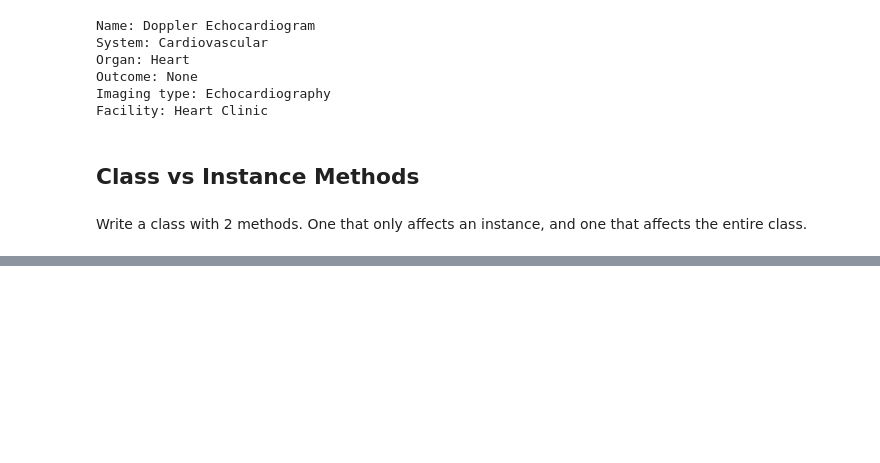
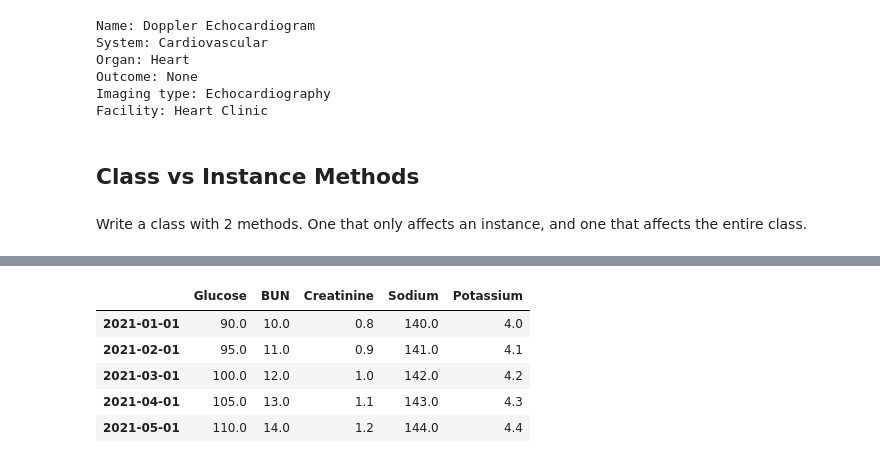
Before and after one commit to jordanriver/new_DS, a Jupyter notebook: Advanced_Python/Final Python - Basic + OOP.ipynb, the cells around one changed output, grey strips where cells are left out. Cells and saved outputs as stored; diff of their text form; code cells hidden in the pictures; blank space fills up the shorter version.

```diff
--- a/Advanced_Python/Final Python - Basic + OOP.ipynb
+++ b/Advanced_Python/Final Python - Basic + OOP.ipynb
@@ -169,0 +269,10 @@ Write a class with 2 methods. One that only affects an instance, and one that af
+# %%
+# Show the results without specifying how many lines
+cmp_results.show_results()
+# %% [output]
+|  | Glucose | BUN | Creatinine | Sodium | Potassium |
+| 2021-01-01 | 90.0 | 10.0 | 0.8 | 140.0 | 4.0 |
+| 2021-02-01 | 95.0 | 11.0 | 0.9 | 141.0 | 4.1 |
+| 2021-03-01 | 100.0 | 12.0 | 1.0 | 142.0 | 4.2 |
+| 2021-04-01 | 105.0 | 13.0 | 1.1 | 143.0 | 4.3 |
+| 2021-05-01 | 110.0 | 14.0 | 1.2 | 144.0 | 4.4 |
```
Also changed, not shown: parts of 5 cells of this notebook, 1 other file.
